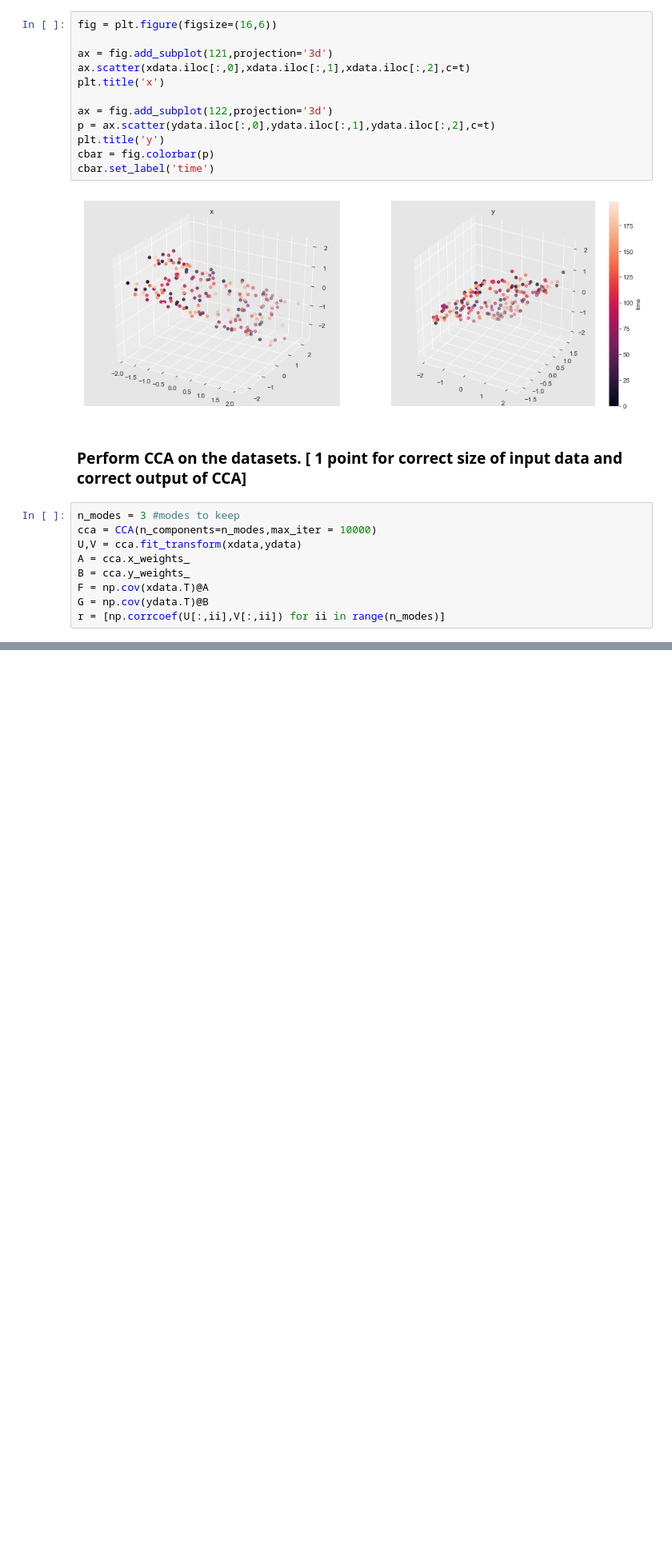
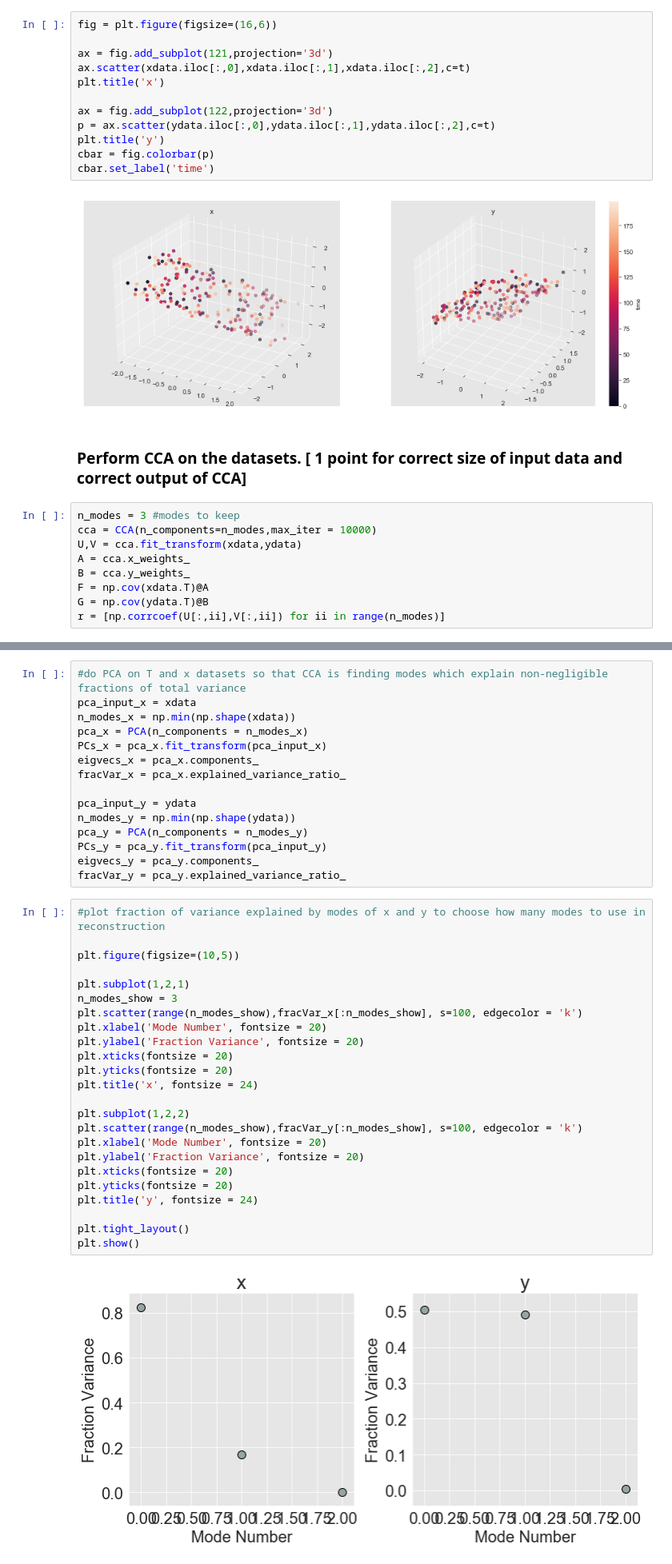
Before and after one commit to Pearl-Ayem/Geoscientific-Data-Science-and-Empirical-Modeling, a Jupyter notebook: Assignment_2/Assn2.ipynb, the cells around one changed output, grey strips where cells are left out. Shown at 80% size. Saved outputs shown, nothing was run; the diff lists cells and outputs as text; blank space fills up the shorter version.

```diff
--- a/Assignment_2/Assn2.ipynb
+++ b/Assignment_2/Assn2.ipynb
@@ -401,0 +363,41 @@ plt.show()
+# %%
+#do PCA on T and x datasets so that CCA is finding modes which explain non-negligible fractions of total variance
+pca_input_x = xdata
+n_modes_x = np.min(np.shape(xdata))
+pca_x = PCA(n_components = n_modes_x)
+PCs_x = pca_x.fit_transform(pca_input_x)
+eigvecs_x = pca_x.components_
+fracVar_x = pca_x.explained_variance_ratio_
+
+pca_input_y = ydata
+n_modes_y = np.min(np.shape(ydata))
+pca_y = PCA(n_components = n_modes_y)
+PCs_y = pca_y.fit_transform(pca_input_y)
+eigvecs_y = pca_y.components_
+fracVar_y = pca_y.explained_variance_ratio_
+# %%
+#plot fraction of variance explained by modes of x and y to choose how many modes to use in reconstruction
+
+plt.figure(figsize=(10,5))
+
+plt.subplot(1,2,1)
+n_modes_show = 3
+plt.scatter(range(n_modes_show),fracVar_x[:n_modes_show], s=100, edgecolor = 'k')
+plt.xlabel('Mode Number', fontsize = 20)
+plt.ylabel('Fraction Variance', fontsize = 20)
+plt.xticks(fontsize = 20)
+plt.yticks(fontsize = 20)
+plt.title('x', fontsize = 24)
+
+plt.subplot(1,2,2)
+plt.scatter(range(n_modes_show),fracVar_y[:n_modes_show], s=100, edgecolor = 'k')
+plt.xlabel('Mode Number', fontsize = 20)
+plt.ylabel('Fraction Variance', fontsize = 20)
+plt.xticks(fontsize = 20)
+plt.yticks(fontsize = 20)
+plt.title('y', fontsize = 24)
+
+plt.tight_layout()
+plt.show()
+# %% [output]
+[figure, added]
```
Also changed, not shown: parts of 12 cells of this notebook.
